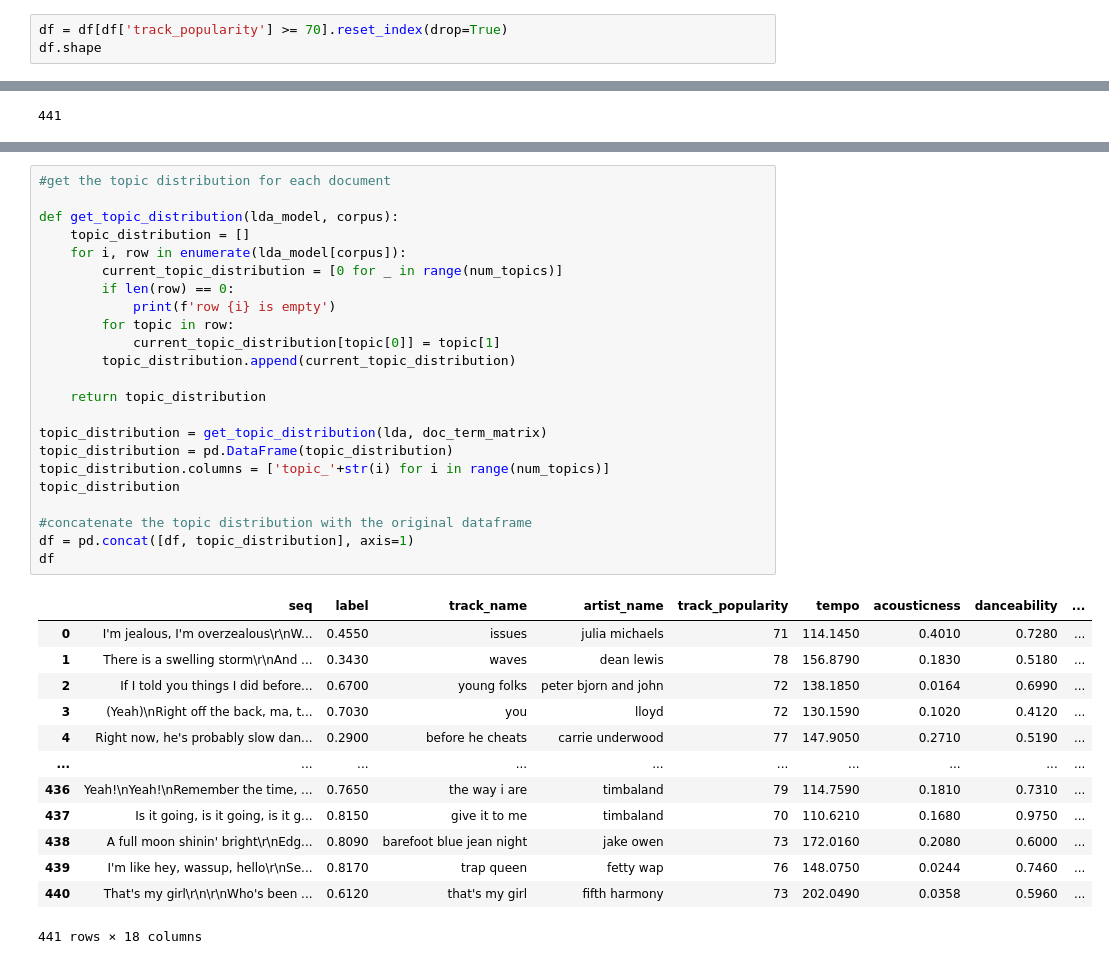
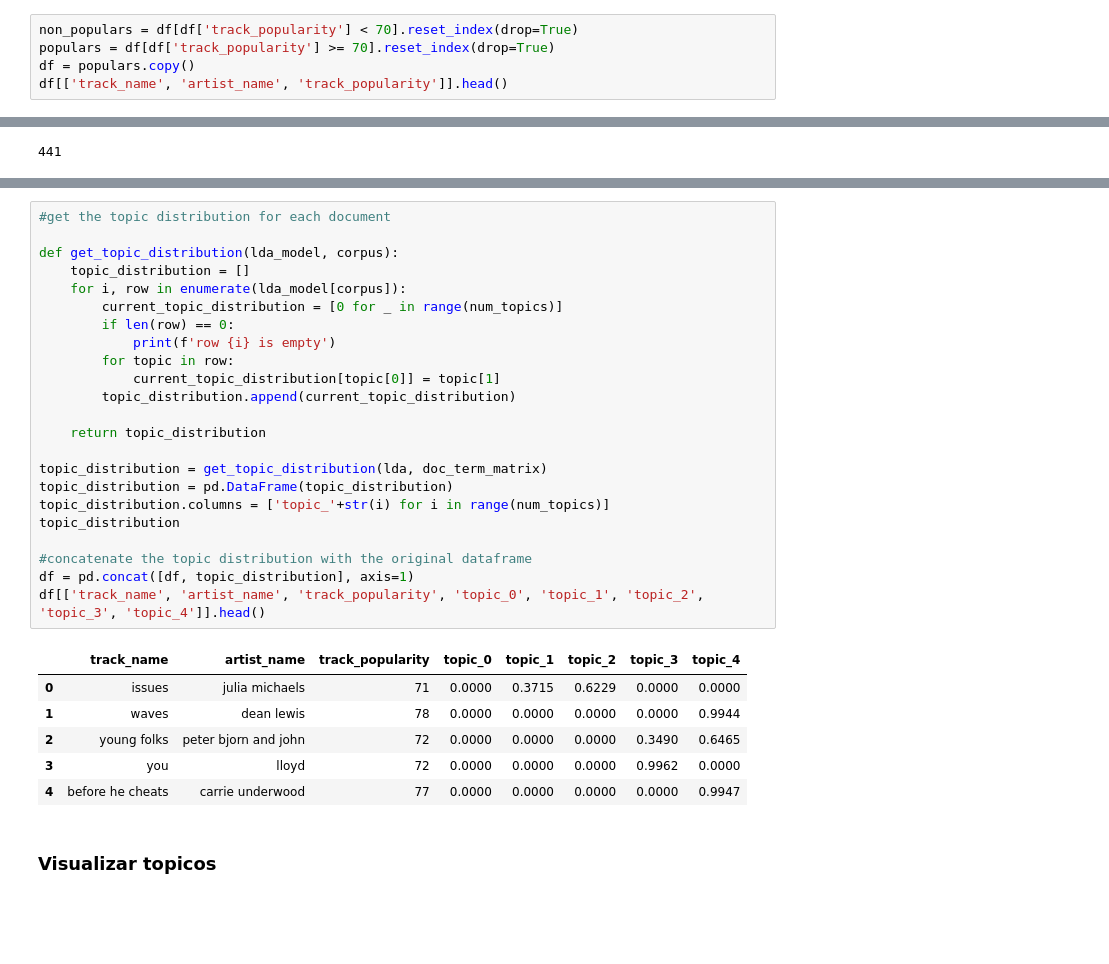
Before and after one commit to DamnXitri/spotify-data-mining, a Jupyter notebook: proyecto.ipynb, the cells around one changed output, grey strips where cells are left out. Cells and saved outputs as stored; diff of their text form; blank space fills up the shorter version.

```diff
--- a/proyecto.ipynb
+++ b/proyecto.ipynb
@@ -2115,4 +2169,6 @@ df
 # %%
-df = df[df['track_popularity'] >= 70].reset_index(drop=True)
-df.shape
+non_populars = df[df['track_popularity'] < 70].reset_index(drop=True)
+populars = df[df['track_popularity'] >= 70].reset_index(drop=True)
+df = populars.copy()
+df[['track_name', 'artist_name', 'track_popularity']].head()
 # %% [output]
@@ -2204,38 +2269,33 @@ lda.print_topics(num_topics=num_topics)
 # %%
 #get the topic distribution for each document
 
 def get_topic_distribution(lda_model, corpus):
     topic_distribution = []
     for i, row in enumerate(lda_model[corpus]):
         current_topic_distribution = [0 for _ in range(num_topics)]
         if len(row) == 0:
             print(f'row {i} is empty')
         for topic in row:
             current_topic_distribution[topic[0]] = topic[1]
         topic_distribution.append(current_topic_distribution)
 
     return topic_distribution
 
 topic_distribution = get_topic_distribution(lda, doc_term_matrix)
 topic_distribution = pd.DataFrame(topic_distribution)
 topic_distribution.columns = ['topic_'+str(i) for i in range(num_topics)]
 topic_distribution
 
 #concatenate the topic distribution with the original dataframe
 df = pd.concat([df, topic_distribution], axis=1)
-df
+df[['track_name', 'artist_name', 'track_popularity', 'topic_0', 'topic_1', 'topic_2', 'topic_3', 'topic_4']].head()
 # %% [output]
-|  | seq | label | track_name | artist_name | track_popularity | tempo | acousticness | danceability | ... |
-| 0 | I'm jealous, I'm overzealous\r\nW... | 0.4550 | issues | julia michaels | 71 | 114.1450 | 0.4010 | 0.7280 | ... |
-| 1 | There is a swelling storm\r\nAnd ... | 0.3430 | waves | dean lewis | 78 | 156.8790 | 0.1830 | 0.5180 | ... |
-| 2 | If I told you things I did before... | 0.6700 | young folks | peter bjorn and john | 72 | 138.1850 | 0.0164 | 0.6990 | ... |
-| 3 | (Yeah)\nRight off the back, ma, t... | 0.7030 | you | lloyd | 72 | 130.1590 | 0.1020 | 0.4120 | ... |
-| 4 | Right now, he's probably slow dan... | 0.2900 | before he cheats | carrie underwood | 77 | 147.9050 | 0.2710 | 0.5190 | ... |
-| ... | ... | ... | ... | ... | ... | ... | ... | ... | ... |
-| 436 | Yeah!\nYeah!\nRemember the time, ... | 0.7650 | the way i are | timbaland | 79 | 114.7590 | 0.1810 | 0.7310 | ... |
-| 437 | Is it going, is it going, is it g... | 0.8150 | give it to me | timbaland | 70 | 110.6210 | 0.1680 | 0.9750 | ... |
-| 438 | A full moon shinin' bright\r\nEdg... | 0.8090 | barefoot blue jean night | jake owen | 73 | 172.0160 | 0.2080 | 0.6000 | ... |
-| 439 | I'm like hey, wassup, hello\r\nSe... | 0.8170 | trap queen | fetty wap | 76 | 148.0750 | 0.0244 | 0.7460 | ... |
-| 440 | That's my girl\r\n\r\nWho's been ... | 0.6120 | that's my girl | fifth harmony | 73 | 202.0490 | 0.0358 | 0.5960 | ... |
+|  | track_name | artist_name | track_popularity | topic_0 | topic_1 | topic_2 | topic_3 | topic_4 |
+| 0 | issues | julia michaels | 71 | 0.0000 | 0.3715 | 0.6229 | 0.0000 | 0.0000 |
+| 1 | waves | dean lewis | 78 | 0.0000 | 0.0000 | 0.0000 | 0.0000 | 0.9944 |
+| 2 | young folks | peter bjorn and john | 72 | 0.0000 | 0.0000 | 0.0000 | 0.3490 | 0.6465 |
+| 3 | you | lloyd | 72 | 0.0000 | 0.0000 | 0.0000 | 0.9962 | 0.0000 |
+| 4 | before he cheats | carrie underwood | 77 | 0.0000 | 0.0000 | 0.0000 | 0.0000 | 0.9947 |
-441 rows × 18 columns
+# %% [markdown]
+### Visualizar topicos
 # %%
```
Also changed, not shown: parts of 12 cells of this notebook, 1 other file.
